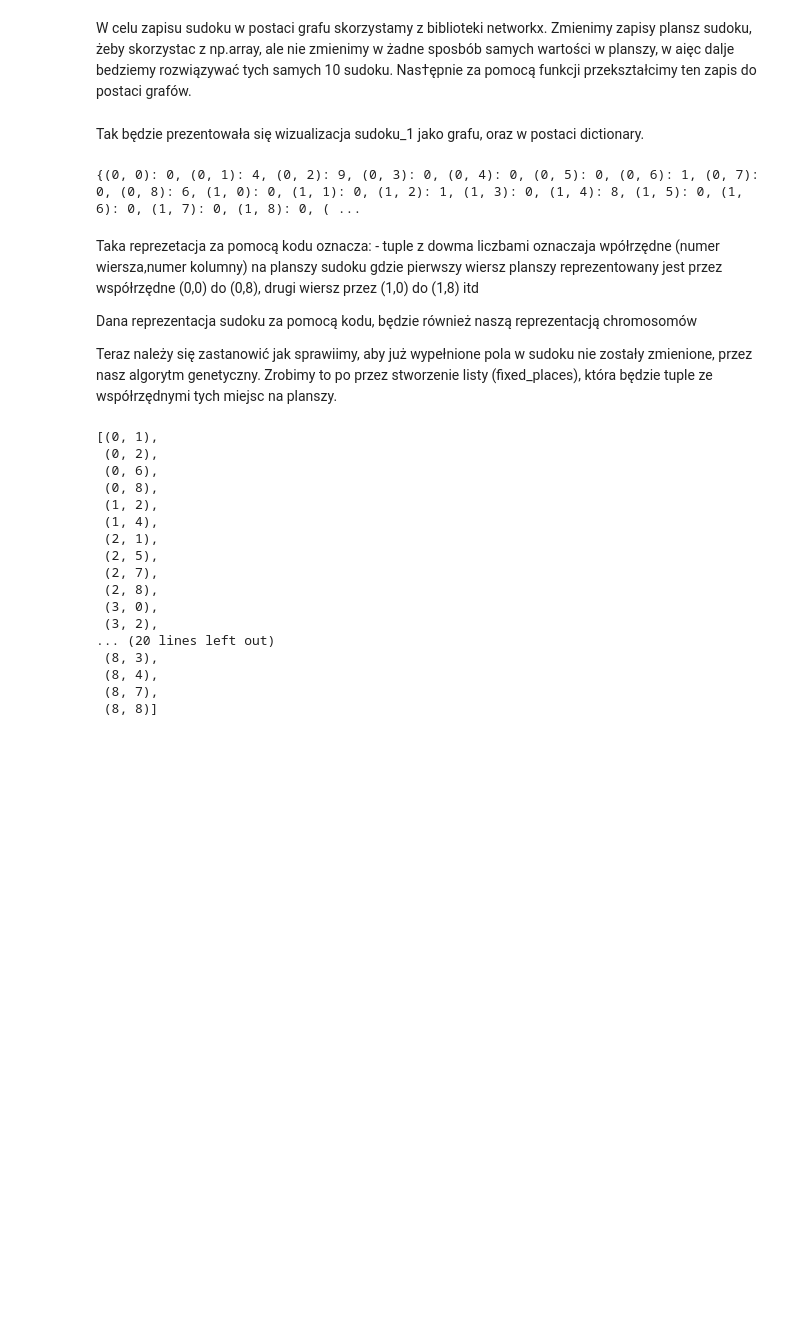
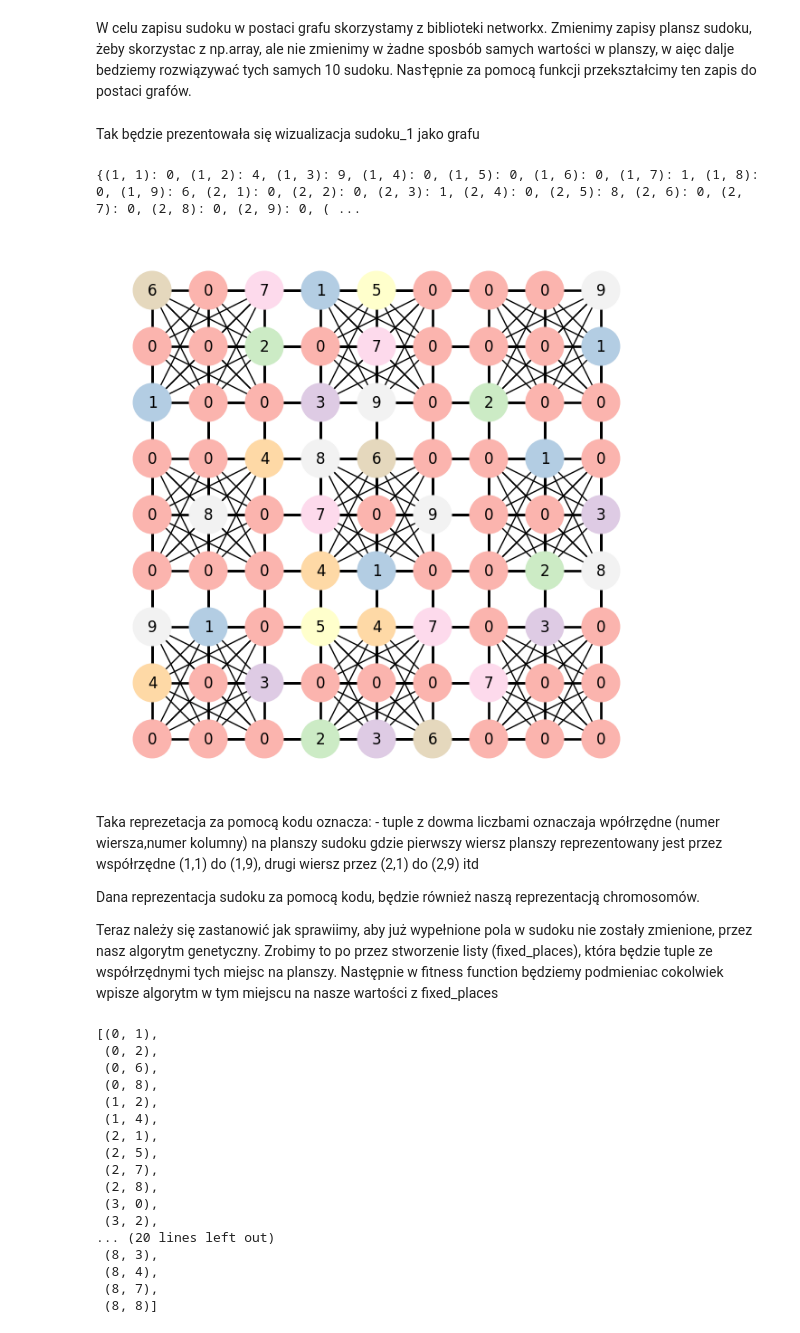
Before and after one commit to AnnaZw2/sudoku_solver, a Jupyter notebook: sudoku_v2.ipynb, the cells around one changed output. Drawn from its saved outputs; the diff is of its cells as text; code cells hidden in the pictures; blank space fills up the shorter version.

```diff
--- a/sudoku_v2.ipynb
+++ b/sudoku_v2.ipynb
@@ -756,7 +756,7 @@ sudoku_10 = np.array([[0,0,0,8,0,9,0,4,0],
             [5,9,0,2,0,0,0,0,4],
             [0,0,7,0,0,0,0,0,0]])
 # %% [markdown]
-Tak będzie prezentowała się wizualizacja sudoku_1 jako grafu, oraz w postaci dictionary.
+Tak będzie prezentowała się wizualizacja sudoku_1 jako grafu
 # %%
 
 import matplotlib as mpl
@@ -787,44 +787,46 @@ def represnt_as_graph_image(sudoku):
         with_labels=True,
         node_color=[mapper.to_rgba(i) for i in mapping.values()],
         width=1,
         node_size=900,
     )
 
 
     plt.show()
 
 
 
 def represent_as_coordinates(sudoku):
     coordinates = {}
     for i in range(len(sudoku)):
         for j in range(len(sudoku[i])):
-            coordinates[(i,j)] = sudoku[i][j]
+            coordinates[(i+1,j+1)] = sudoku[i][j]
     return coordinates
 
 
 print(represent_as_coordinates(sudoku_1))
-# represnt_as_graph_image(sudoku_1)
+represnt_as_graph_image(sudoku_1)
 
 sudoku_1 = np.array( [ [0,4,9,0,0,0,1,0,6],
             [0,0,1,0,8,0,0,0,0],
             [0,3,0,0,0,4,0,2,7],
             [2,0,5,4,7,8,3,0,1],
             [3,0,4,1,0,6,9,7,5],
             [6,0,7,0,9,0,0,0,0],
             [0,7,0,0,0,0,2,0,0],
             [0,0,3,2,0,1,0,0,0],
             [0,0,0,8,3,0,0,1,9]])
 # %% [output]
-{(0, 0): 0, (0, 1): 4, (0, 2): 9, (0, 3): 0, (0, 4): 0, (0, 5): 0, (0, 6): 1, (0, 7): 0, (0, 8): 6, (1, 0): 0, (1, 1): 0, (1, 2): 1, (1, 3): 0, (1, 4): 8, (1, 5): 0, (1, 6): 0, (1, 7): 0, (1, 8): 0, ( ...
+{(1, 1): 0, (1, 2): 4, (1, 3): 9, (1, 4): 0, (1, 5): 0, (1, 6): 0, (1, 7): 1, (1, 8): 0, (1, 9): 6, (2, 1): 0, (2, 2): 0, (2, 3): 1, (2, 4): 0, (2, 5): 8, (2, 6): 0, (2, 7): 0, (2, 8): 0, (2, 9): 0, ( ...
+[figure, added]
 # %% [markdown]
 Taka reprezetacja za pomocą kodu oznacza:
-    - tuple z dowma liczbami oznaczaja wpółrzędne (numer wiersza,numer kolumny) na planszy sudoku gdzie pierwszy wiersz planszy reprezentowany jest przez współrzędne (0,0) do (0,8), drugi wiersz przez (1,0) do (1,8) itd
+    - tuple z dowma liczbami oznaczaja wpółrzędne (numer wiersza,numer kolumny) na planszy sudoku gdzie pierwszy wiersz planszy reprezentowany jest przez współrzędne (1,1) do (1,9), drugi wiersz przez (2,1) do (2,9) itd
 
 
-Dana reprezentacja sudoku za pomocą kodu, będzie również naszą reprezentacją chromosomów
+Dana reprezentacja sudoku za pomocą kodu, będzie również naszą reprezentacją chromosomów.
 
-Teraz należy się zastanowić jak sprawiimy, aby już wypełnione pola w sudoku nie zostały zmienione, przez nasz algorytm genetyczny. Zrobimy to po przez stworzenie listy (fixed_places), która będzie tuple ze współrzędnymi tych miejsc na planszy.
+
+Teraz należy się zastanowić jak sprawiimy, aby już wypełnione pola w sudoku nie zostały zmienione, przez nasz algorytm genetyczny. Zrobimy to po przez stworzenie listy (fixed_places), która będzie tuple ze współrzędnymi tych miejsc na planszy. Następnie w fitness function będziemy podmieniac cokolwiek wpisze algorytm w tym miejscu na nasze wartości z fixed_places
 # %%
 def find_fixed_places(sudoku, coordinates):
     nonempty_cells = []
```
Also changed, not shown: parts of 3 cells of this notebook.
